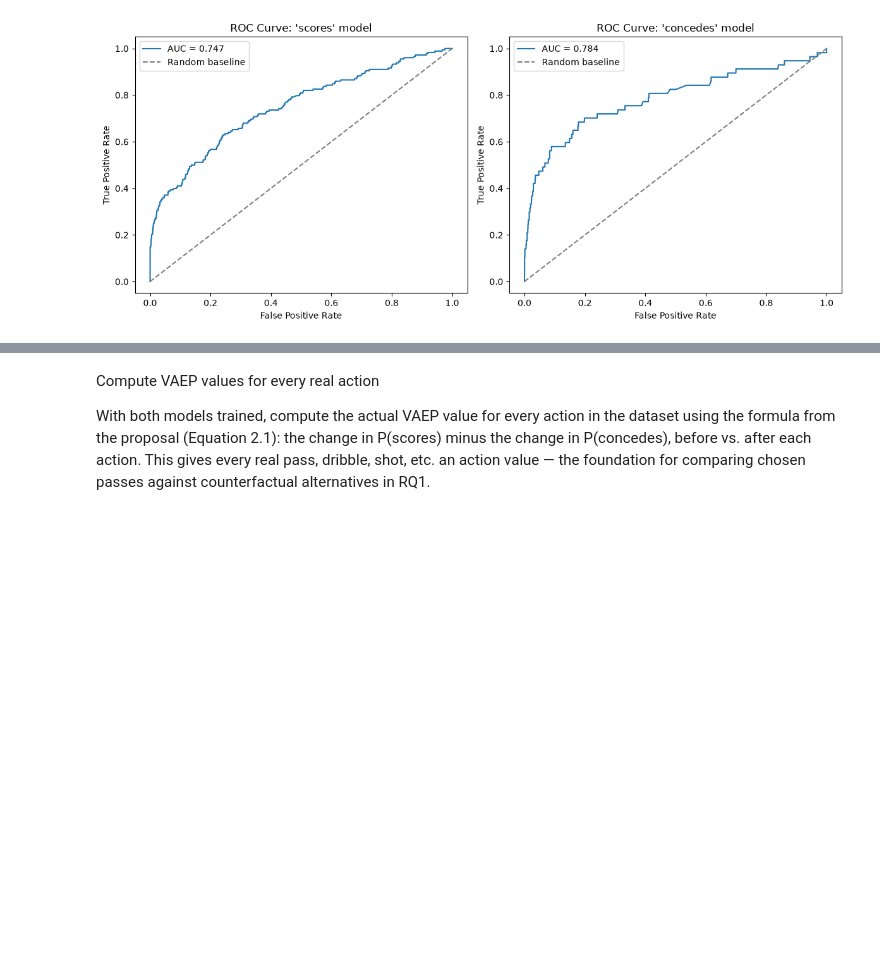
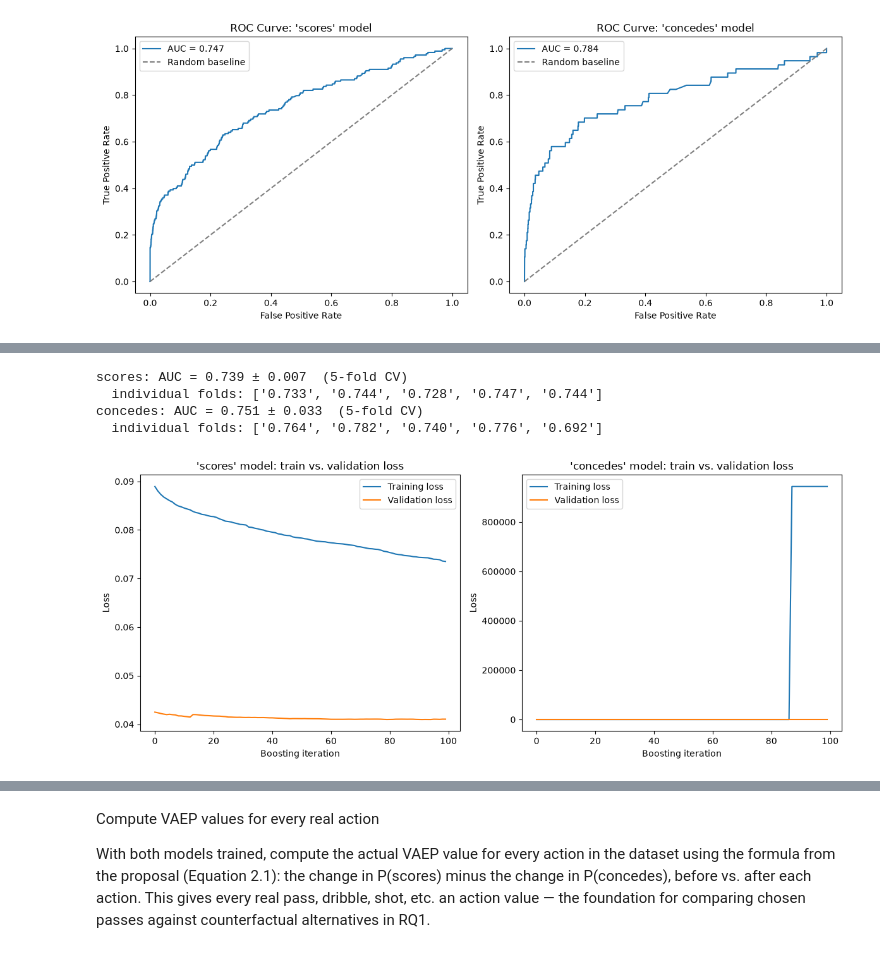
Before and after one commit to Raeesa12/perception-aware-passing-in-football, a Jupyter notebook: notebooks/setup_euro2024.ipynb, the cells around one changed output, grey strips where cells are left out. Drawn from its saved outputs; the diff is of its cells as text; code cells hidden in the pictures; blank space fills up the shorter version.

Commit message:
Adding cross fold validation and training and validation curves

```diff
--- a/notebooks/setup_euro2024.ipynb
+++ b/notebooks/setup_euro2024.ipynb
@@ -742,0 +751,43 @@ plt.show()
+# %%
+from sklearn.model_selection import StratifiedKFold, cross_val_score
+
+cv_results = {}
+for label in ['scores', 'concedes']:
+    skf = StratifiedKFold(n_splits=5, shuffle=True, random_state=42)
+    cv_model = GradientBoostingClassifier(n_estimators=100, max_depth=3, random_state=42)
+    cv_scores = cross_val_score(cv_model, X_full, Y_full[label], cv=skf, scoring='roc_auc')
+    cv_results[label] = cv_scores
+    print(f"{label}: AUC = {cv_scores.mean():.3f} ± {cv_scores.std():.3f}  (5-fold CV)")
+    print(f"  individual folds: {[f'{s:.3f}' for s in cv_scores]}")
+# %% [output]
+scores: AUC = 0.739 ± 0.007  (5-fold CV)
+  individual folds: ['0.733', '0.744', '0.728', '0.747', '0.744']
+concedes: AUC = 0.751 ± 0.033  (5-fold CV)
+  individual folds: ['0.764', '0.782', '0.740', '0.776', '0.692']
+# %%
+from sklearn.metrics import log_loss
+
+fig, axes = plt.subplots(1, 2, figsize=(12, 5))
+
+for ax, label in zip(axes, ['scores', 'concedes']):
+    diag_model = GradientBoostingClassifier(n_estimators=100, max_depth=3, random_state=42)
+    diag_model.fit(X_train, Y_train[label])
+
+    train_loss = diag_model.train_score_  # deviance at each boosting stage, on training data
+
+    test_loss = []
+    for y_pred_proba in diag_model.staged_predict_proba(X_test):
+        test_loss.append(log_loss(Y_test[label], y_pred_proba[:, 1]))
+
+    ax.plot(train_loss, label='Training loss')
+    ax.plot(test_loss, label='Validation loss')
+    ax.set_xlabel('Boosting iteration')
+    ax.set_ylabel('Loss')
+    ax.set_title(f"'{label}' model: train vs. validation loss")
+    ax.legend()
+
+plt.tight_layout()
+plt.savefig('../figures/training_curves.png', dpi=150, bbox_inches='tight')
+plt.show()
+# %% [output]
+[figure, added]
```
Also changed, not shown: parts of 11 cells of this notebook, 3 other files.
